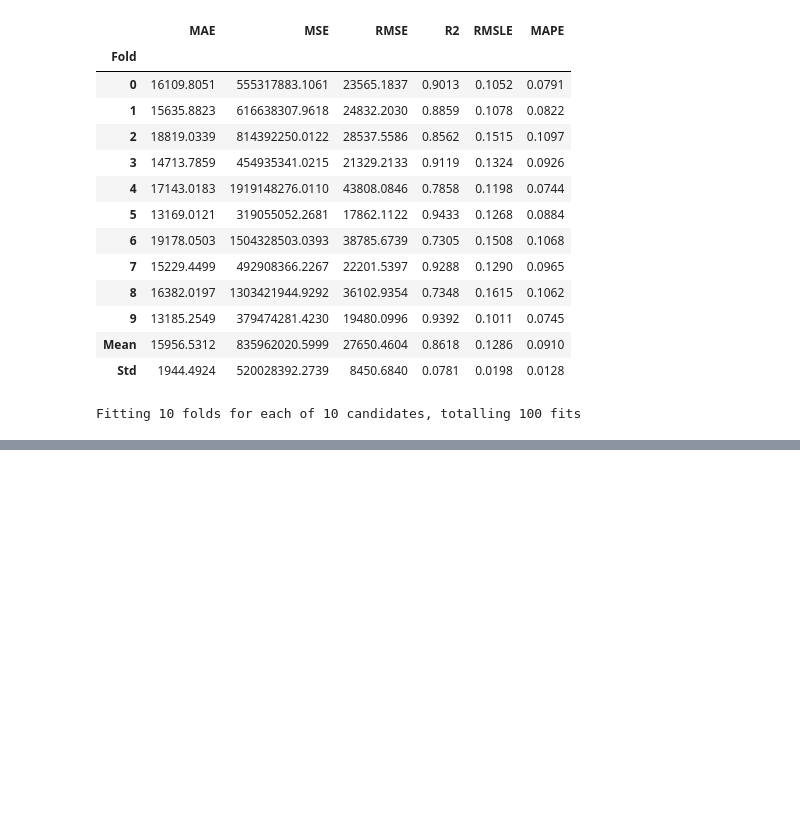
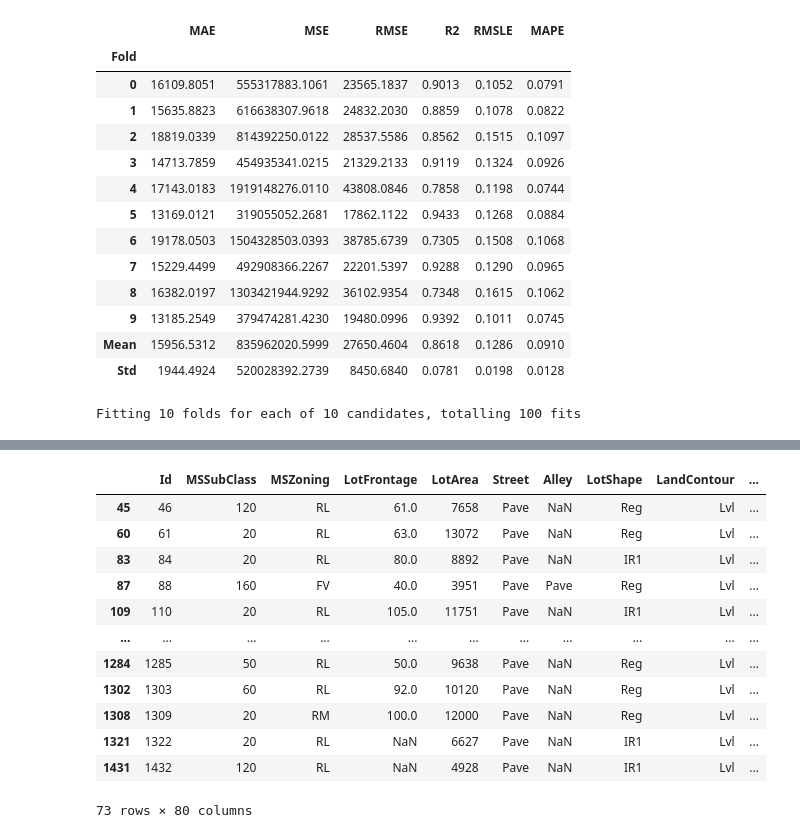
Before and after one commit to jdhova/Pycaret-Projects, a Jupyter notebook: Supervised-Learning/Regression/house2.ipynb, the cells around one changed output, grey strips where cells are left out. Cells and saved outputs as stored; diff of their text form; code cells hidden in the pictures; blank space fills up the shorter version.

```diff
--- a/Supervised-Learning/Regression/house2.ipynb
+++ b/Supervised-Learning/Regression/house2.ipynb
@@ -217,0 +394,17 @@ Fitting 10 folds for each of 10 candidates, totalling 100 fits
+# %%
+batch = data_unseen.iloc[:,:-1]
+batch
+# %% [output]
+|  | Id | MSSubClass | MSZoning | LotFrontage | LotArea | Street | Alley | LotShape | LandContour | ... |
+| 45 | 46 | 120 | RL | 61.0 | 7658 | Pave | NaN | Reg | Lvl | ... |
+| 60 | 61 | 20 | RL | 63.0 | 13072 | Pave | NaN | Reg | Lvl | ... |
+| 83 | 84 | 20 | RL | 80.0 | 8892 | Pave | NaN | IR1 | Lvl | ... |
+| 87 | 88 | 160 | FV | 40.0 | 3951 | Pave | Pave | Reg | Lvl | ... |
+| 109 | 110 | 20 | RL | 105.0 | 11751 | Pave | NaN | IR1 | Lvl | ... |
+| ... | ... | ... | ... | ... | ... | ... | ... | ... | ... | ... |
+| 1284 | 1285 | 50 | RL | 50.0 | 9638 | Pave | NaN | Reg | Lvl | ... |
+| 1302 | 1303 | 60 | RL | 92.0 | 10120 | Pave | NaN | Reg | Lvl | ... |
+| 1308 | 1309 | 20 | RM | 100.0 | 12000 | Pave | NaN | Reg | Lvl | ... |
+| 1321 | 1322 | 20 | RL | NaN | 6627 | Pave | NaN | IR1 | Lvl | ... |
+| 1431 | 1432 | 120 | RL | NaN | 4928 | Pave | NaN | IR1 | Lvl | ... |
+73 rows × 80 columns
```
Also changed, not shown: parts of 33 cells of this notebook, 3 other files.
